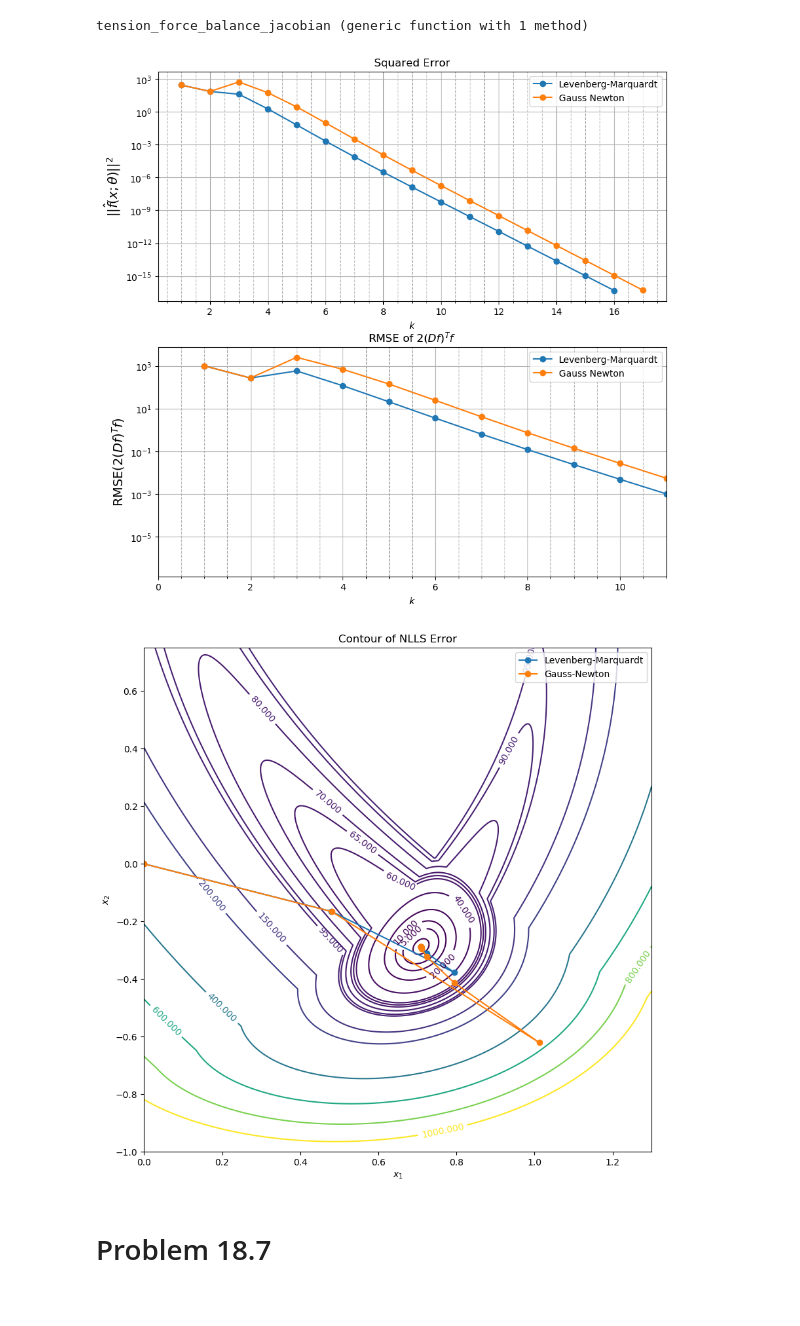
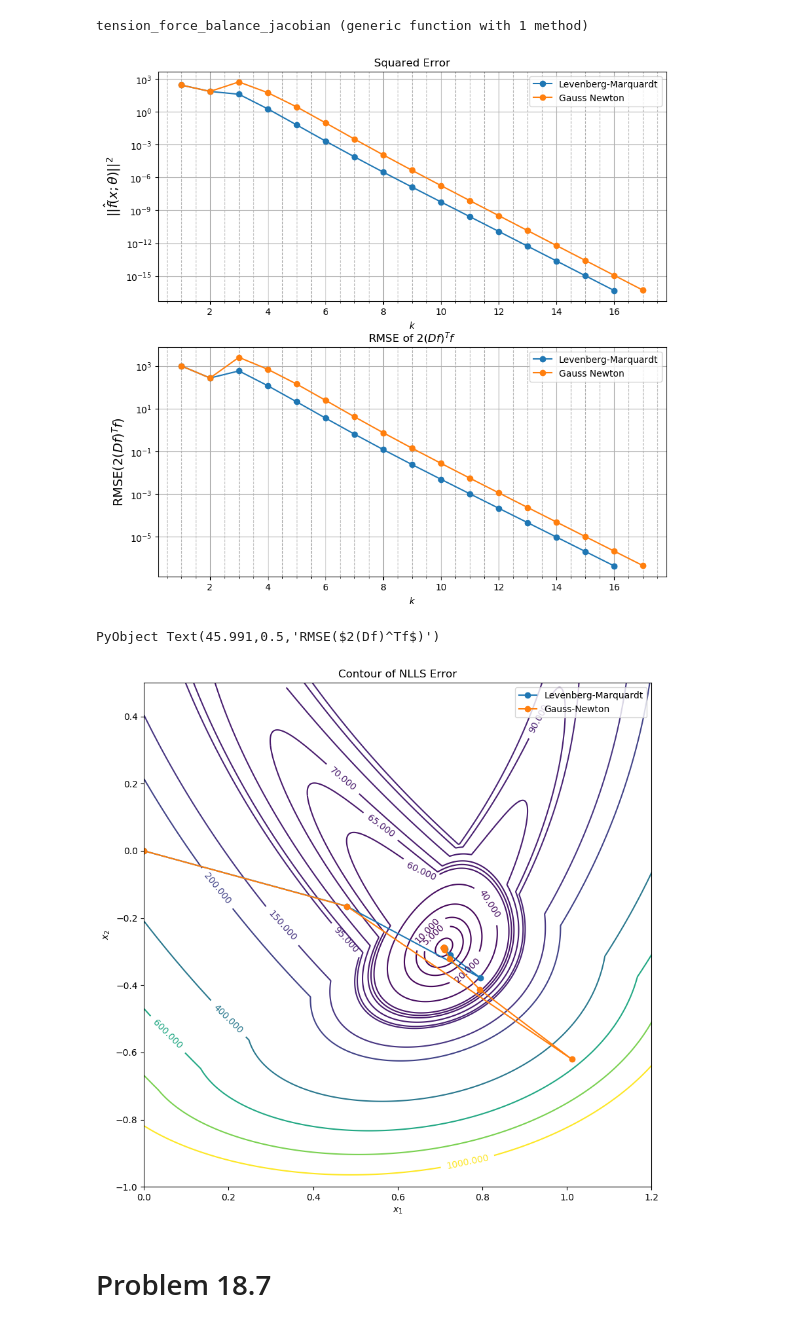
Before and after one commit to chaaland/AppliedLinAlg, a Jupyter notebook: Chapter18.ipynb, the cells around one changed output. Drawn from its saved outputs; the diff is of its cells as text; code cells hidden in the pictures.

```diff
--- a/Chapter18.ipynb
+++ b/Chapter18.ipynb
@@ -51,7 +51,7 @@ xplot = linspace(0,10,100);
 yplot = [Inf];
 
 for i in xplot
-    xvals, fvals, gradnorm, lambdavals = levenberg_marquardt((1,1), x -> (x .* exp.(x) - i), x -> exp.(x) .* (x + 1); xinit=xinit, max_iters=20, atol=1e-6);
+    xvals, fvals, _, gradnorm, lambdavals = levenberg_marquardt((1,1), x -> (x .* exp.(x) - i), x -> exp.(x) .* (x + 1); xinit=xinit, max_iters=20, atol=1e-6);
     xinit = xvals[end];
     yplot = hcat(yplot, xinit);
 end
@@ -451,9 +466,9 @@ legend();
 title(L"RMSE of $2(Df)^Tf$")
 xlabel(L"$k$")
 ylabel(L"RMSE($2(Df)^Tf$)", fontsize=14)
-xlim([0, num_points]);
 # %% [output]
-[figure, old version]
+[figure, new version]
+PyObject Text(45.991,0.5,'RMSE($2(Df)^Tf$)')
 # %%
 num_points = 1000;
 x1 = vec(linspace(0.0, 1.3, num_points));
@@ -465,20 +480,20 @@ Z = [sum(tension_force_balance(vec([i j])).^2) for i in x1, j in x2];
 # %%
 figure(figsize=(10,10));
 
 plot(xvals_lm[1,:], xvals_lm[2,:], marker="o", label="Levenberg-Marquardt")
 plot(xvals_gn[1,:], xvals_gn[2,:], marker="o", label="Gauss-Newton");
 cs = contour(X, Y, Z, [1, 5, 10, 20, 40, 60, 65, 70, 80, 90, 95, 150, 200, 400, 600, 800, 1000]);
 clabel(cs, inline=1, fontsize=10);
 
 title("Contour of NLLS Error");
 xlabel(L"$x_1$");
 ylabel(L"$x_2$");
 legend();
 
-xlim([0.0, 1.3]);
-ylim([-1, 0.75]);
+xlim([0.0, 1.2]);
+ylim([-1, 0.5]);
 # %% [output]
-[figure, old version]
+[figure, new version]
 # %% [markdown]
 # Problem 18.7 #
 # %% [markdown]
```
Also changed, not shown: parts of 12 cells of this notebook, 1 other file.
